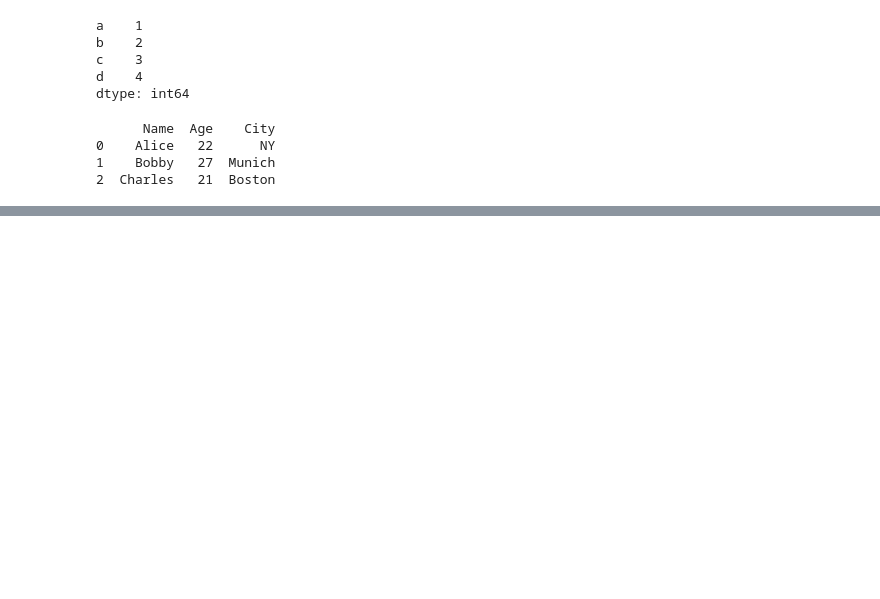
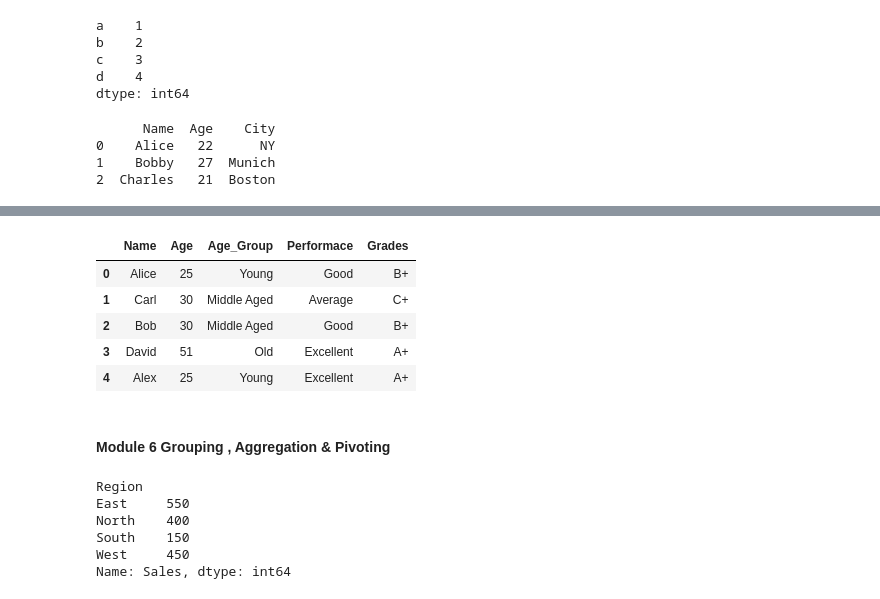
Before and after one commit to dev-2903/Learning-Pandas, a Jupyter notebook: Pandas.ipynb, the cells around one changed output, grey strips where cells are left out. Saved outputs shown, nothing was run; the diff lists cells and outputs as text; code cells hidden in the pictures; blank space fills up the shorter version.

```diff
--- a/Pandas.ipynb
+++ b/Pandas.ipynb
@@ -33,0 +484,10 @@ print(df)
+# %%
+df4.rename(columns={"grade":"Grades"},inplace=True) #just capitalized the G
+df4
+# %% [output]
+|  | Name | Age | Age_Group | Performace | Grades |
+| 0 | Alice | 25 | Young | Good | B+ |
+| 1 | Carl | 30 | Middle Aged | Average | C+ |
+| 2 | Bob | 30 | Middle Aged | Good | B+ |
+| 3 | David | 51 | Old | Excellent | A+ |
+| 4 | Alex | 25 | Young | Excellent | A+ |
@@ -33,0 +498,14 @@ print(df)
+# %% [markdown]
+#### Module 6 Grouping , Aggregation & Pivoting
+# %%
+data2 = {'Region': ['East', 'West', 'East', 'West', 'North', 'South', 'East'],'Salesperson': ['Anna', 'Ben', 'Anna', 'Diana', 'Ben', 'Anna', 'Diana'],'Sales': [250, 150, 200, 300, 400, 150, 100] }
+df5 = pd.DataFrame(data2)
+df5_grouped = df5.groupby("Region")["Sales"].sum() #Group by "Region" and sum sales
+df5_grouped
+# %% [output]
+Region
+East     550
+North    400
+South    150
+West     450
+Name: Sales, dtype: int64
```
Also changed, not shown: parts of 81 cells of this notebook.
